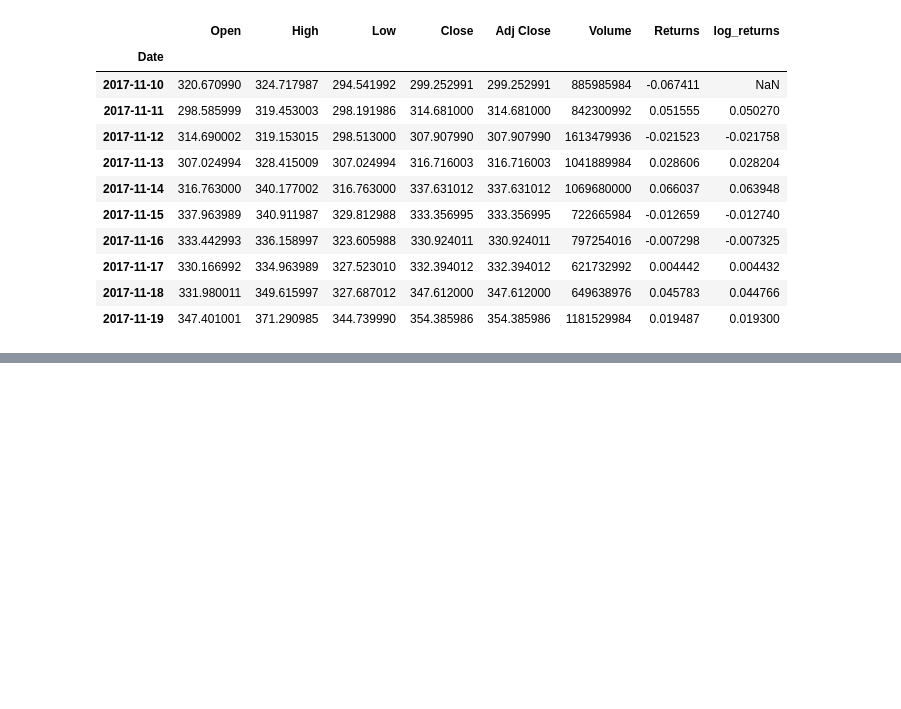
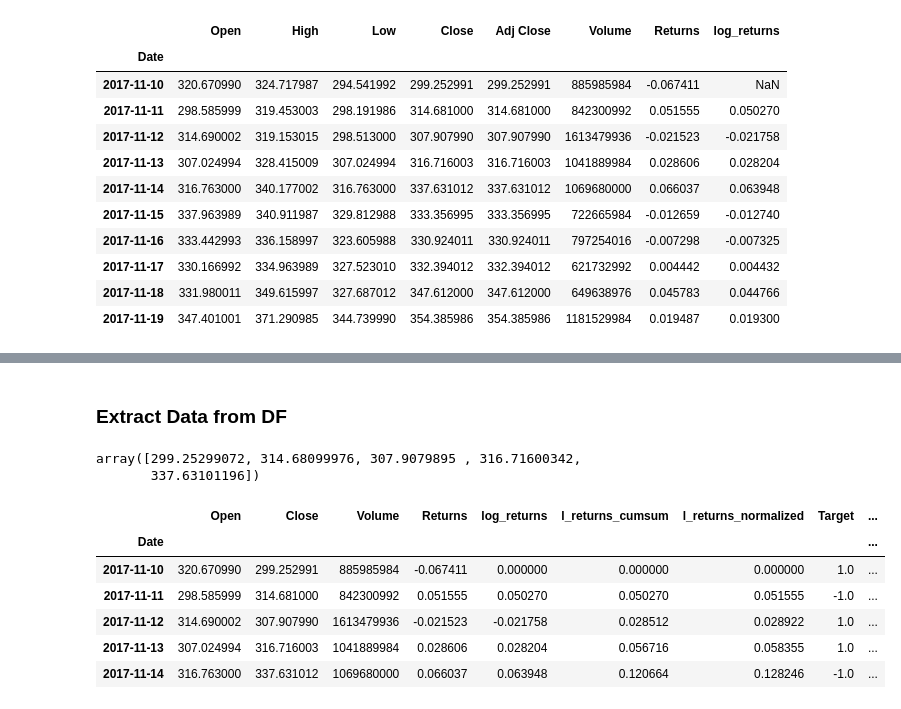
Before and after one commit to KreatorXoX/MLTrade, a Jupyter notebook: primers/2-pandas-101.ipynb, the cells around one changed output, grey strips where cells are left out. Saved outputs shown, nothing was run; the diff lists cells and outputs as text; code cells hidden in the pictures; blank space fills up the shorter version.

```diff
--- a/primers/2-pandas-101.ipynb
+++ b/primers/2-pandas-101.ipynb
@@ -118,0 +121,5 @@ df.head(5)
+# %%
+# Creating a copy of the dataframe
+
+df_new = df.copy()
+df_new.head(2)
@@ -118,0 +131,5 @@ df.head(5)
+# %%
+# Drop columns
+
+df_new.drop(columns=["High","Low","Adj Close"],inplace=True)
+df_new.head(6)
@@ -118,0 +159,8 @@ df.head(5)
+# %%
+# Add conditional statements
+df_new.loc[df_new['Close'] >= df_new['Close'].shift(-1),"Target"] = -1
+df_new.loc[df_new['Close'] < df_new['Close'].shift(-1),"Target"] = 1
+# take the Close column and compare it to the next row (shift(-1) means that)
+# shift(1) would mean compare it with the previous row
+# and change/create the target column accordingly
+df_new.head(5)
@@ -118,0 +190,26 @@ df.head(5)
+# %% [markdown]
+### Extract Data from DF
+# %%
+# get close prices
+example_df = df_new.copy()
+
+close_prices = example_df['Close'].values
+close_prices[:5]
+# we can covert it to list(close_prices[:4])
+# %% [output]
+array([299.25299072, 314.68099976, 307.9079895 , 316.71600342,
+       337.63101196])
+# %%
+# change close prices
+
+updated_close_prices = close_prices / 4
+example_df['Updated Close'] = updated_close_prices
+example_df.head(5)
+# %% [output]
+|  | Open | Close | Volume | Returns | log_returns | l_returns_cumsum | l_returns_normalized | Target | ... |
+| Date |  |  |  |  |  |  |  |  | ... |
+| 2017-11-10 | 320.670990 | 299.252991 | 885985984 | -0.067411 | 0.000000 | 0.000000 | 0.000000 | 1.0 | ... |
+| 2017-11-11 | 298.585999 | 314.681000 | 842300992 | 0.051555 | 0.050270 | 0.050270 | 0.051555 | -1.0 | ... |
+| 2017-11-12 | 314.690002 | 307.907990 | 1613479936 | -0.021523 | -0.021758 | 0.028512 | 0.028922 | 1.0 | ... |
+| 2017-11-13 | 307.024994 | 316.716003 | 1041889984 | 0.028606 | 0.028204 | 0.056716 | 0.058355 | 1.0 | ... |
+| 2017-11-14 | 316.763000 | 337.631012 | 1069680000 | 0.066037 | 0.063948 | 0.120664 | 0.128246 | -1.0 | ... |
```
Also changed, not shown: parts of 14 cells of this notebook, 1 other file.
